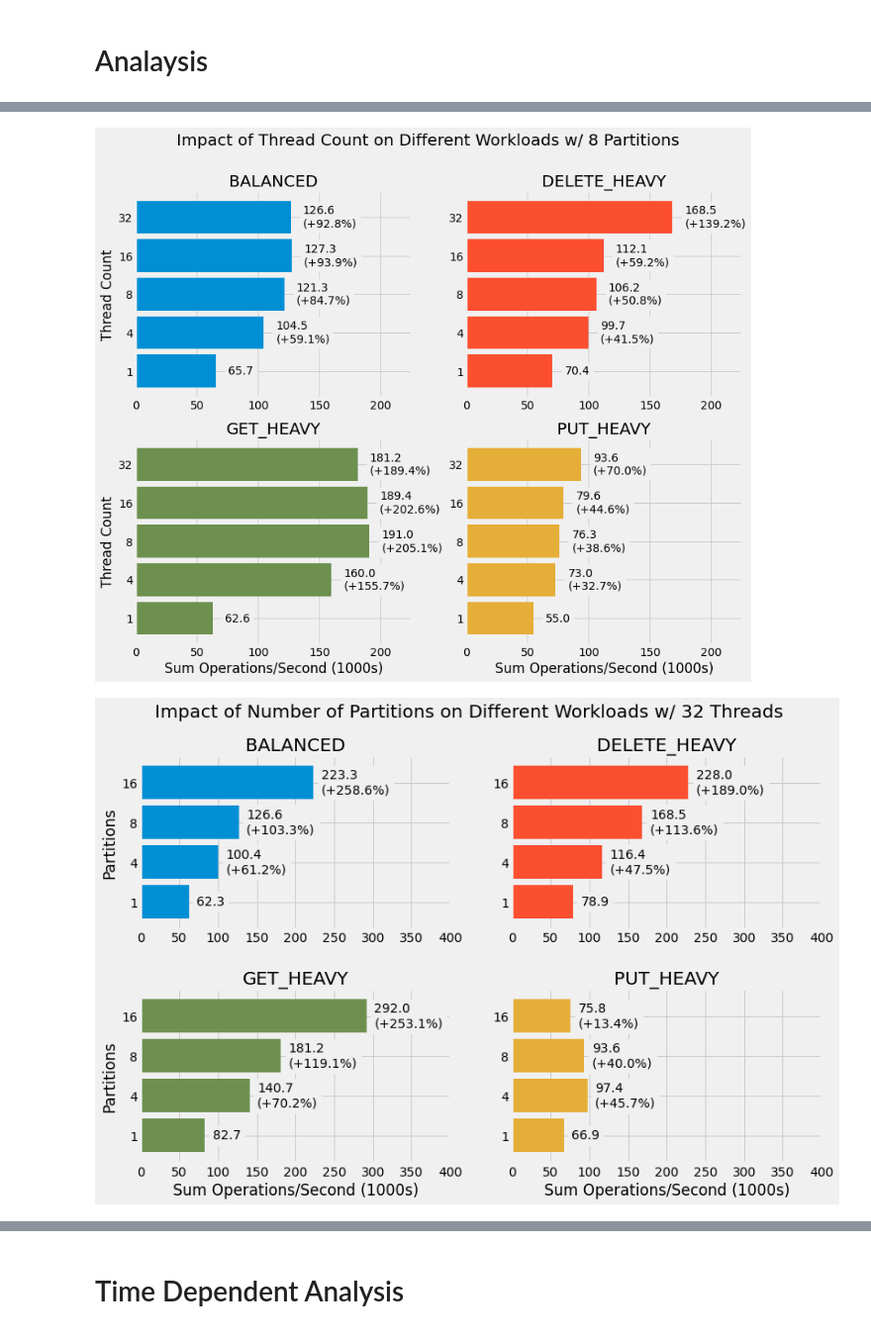
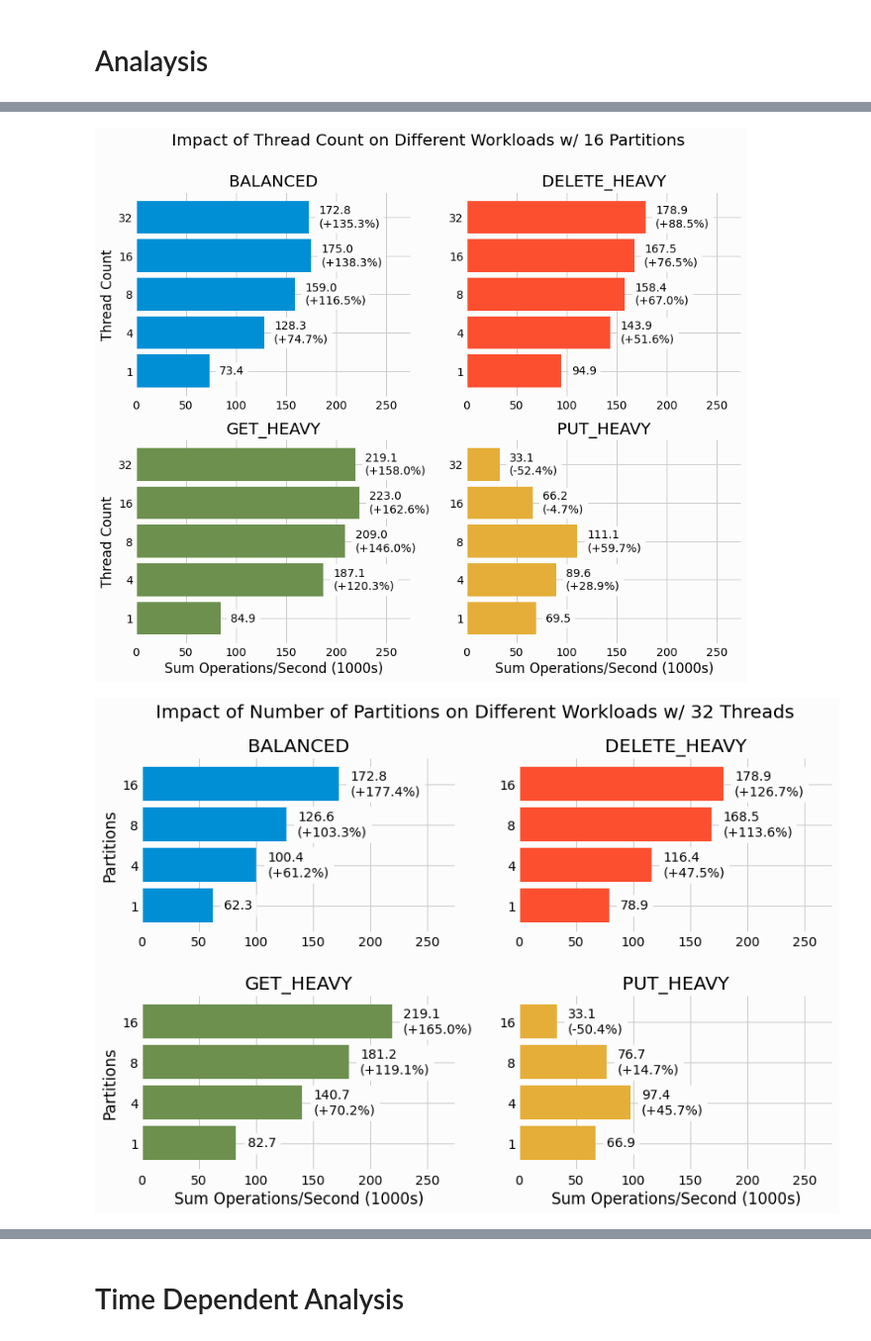
Before and after one commit to DBFromZero/dbf0analysis, a Jupyter notebook: benchmark_partitioned_lsm.ipynb, the cells around one changed output, grey strips where cells are left out. Shown at 99% size. Saved outputs shown, nothing was run; the diff lists cells and outputs as text; code cells hidden in the pictures.

Commit message:
finished analysis of partitioned lsmtree

```diff
--- a/benchmark_partitioned_lsm.ipynb
+++ b/benchmark_partitioned_lsm.ipynb
@@ -20,6 +22,12 @@ pd.set_option('display.max_colwidth', 100)
 
 colors = [c['color'] for c in plt.rcParams['axes.prop_cycle']]
 ops = ['put', 'get', 'delete']
+# %%
+background_color = '#fcfcfc'
+old_background_color = plt.rcParams['axes.edgecolor']
+for k,v in plt.rcParams.items():
+    if v == old_background_color:
+        plt.rcParams[k] = background_color
 # %%
 figdir = 'figures/partitioned_lsm'
 !mkdir -p $figdir
@@ -85,7 +93,7 @@ for spec_id, spec_results in results.groupby('spec_id'):
     grouped_results.append({
         'spec_id': spec_id,
         'results': spec_results,
-        'final_file_size': spec_results['file_size'].iloc[-1],
+        'final_file_size': spec_results['file_size'][spec_results['t'] > 50 * 60].max(),
         'sum_put': spec_results['put'].sum(),
         'sum_get': spec_results['get'].sum(),
         'sum_delete': spec_results['delete'].sum()
@@ -177,9 +180,9 @@ def select_highest_performing_thread_count(df):
 def add_bar_values(x, sep='\n'):
     for i, v in enumerate(x):
         ax.text(v + 10, i, f'{v:.1f}' +
-                ('' if i==0 else f'{sep}(+{100 * (v - x.iloc[0]) / x.iloc[0]:.1f}%)'),
+                ('' if i==0 else f'{sep}({100 * (v - x.iloc[0]) / x.iloc[0]:+.1f}%)'),
                 verticalalignment='center',
-                bbox=dict(facecolor='#f0f0f0', alpha=1))
+                bbox=dict(facecolor=background_color, alpha=1))
 
 fig = plt.figure(figsize=(12, 10))
 for ax_i, (workload, workload_df) in enumerate( normed_results.groupby('workload')):
@@ -193,7 +196,7 @@ for ax_i, (workload, workload_df) in enumerate( normed_results.groupby('workload
 
     ax.set_yticklabels([f'{int(p)} ({int(t)})' for p,t in x.index])
 
-    plt.xlim(0, 400)
+    plt.xlim(0, 275)
     if ax_i>=2:
         ax.set_xlabel('Sum Operations/Second (1000s)')
     if ax_i%2==0:
@@ -210,7 +213,7 @@ plt.savefig(figdir + '/overall_performance.png', bbox_inches='tight')
 # %%
 fig = plt.figure(figsize=(12, 10))
 x = normed_results.reset_index()
-x = x[x['partitions'] == 8]
+x = x[x['partitions'] == 16]
 for ax_i, (workload, workload_df) in enumerate(x.groupby('workload')):
     ax = fig.add_subplot(2, 2, 1+ax_i)
     ax.set_title(workload)
@@ -219,7 +222,7 @@ for ax_i, (workload, workload_df) in enumerate(x.groupby('workload')):
     x.plot.barh(ax=ax, color=workload_to_color[workload], width=0.85)
     add_bar_values(x)
 
-    plt.xlim(0, 225)
+    plt.xlim(0, 275)
     if ax_i>=2:
         ax.set_xlabel('Sum Operations/Second (1000s)')
     if ax_i%2==0:
@@ -227,36 +230,36 @@ for ax_i, (workload, workload_df) in enumerate(x.groupby('workload')):
     else:
         ax.set_ylabel('')
 fig.subplots_adjust(hspace=0.2, top=0.85)
-fig.suptitle('Impact of Thread Count on Different Workloads w/ 8 Partitions',
+fig.suptitle('Impact of Thread Count on Different Workloads w/ 16 Partitions',
              y=0.95, size=20)
-plt.savefig(figdir + '/thread_impact_8partitions.png', bbox_inches='tight')
+plt.savefig(figdir + '/thread_impact_16partitions.png', bbox_inches='tight')
 # %% [output]
-[figure, old version]
+[figure, new version]
 # %%
 fig = plt.figure(figsize=(12, 8))
 x = normed_results.reset_index()
 x = x[x['thread_count'] == 32]
 for ax_i, (workload, workload_df) in enumerate(x.groupby('workload')):
     ax = fig.add_subplot(2, 2, 1+ax_i)
     ax.set_title(workload)
 
     x = workload_df.set_index('partitions')['sum'].sort_index()
     x.plot.barh(ax=ax, color=workload_to_color[workload], width=0.85)
     add_bar_values(x)
 
-    plt.xlim(0, 400)
+    plt.xlim(0, 275)
     if ax_i>=2:
         ax.set_xlabel('Sum Operations/Second (1000s)')
     if ax_i%2==0:
         ax.set_ylabel('Partitions')
     else:
         ax.set_ylabel('')
 fig.subplots_adjust(hspace=0.35, top=0.85)
 fig.suptitle('Impact of Number of Partitions on Different Workloads w/ 32 Threads',
              y=0.95, size=20)
 plt.savefig(figdir + '/partitions_impact_32threads.png', bbox_inches='tight')
 # %% [output]
-[figure, old version]
+[figure, new version]
 # %%
 fig = plt.figure(figsize=(14, 18))
 for i, (color, (workload, workload_df)) in enumerate(zip(colors, normed_results.groupby('workload'))):
```
Also changed, not shown: parts of 24 cells of this notebook.
